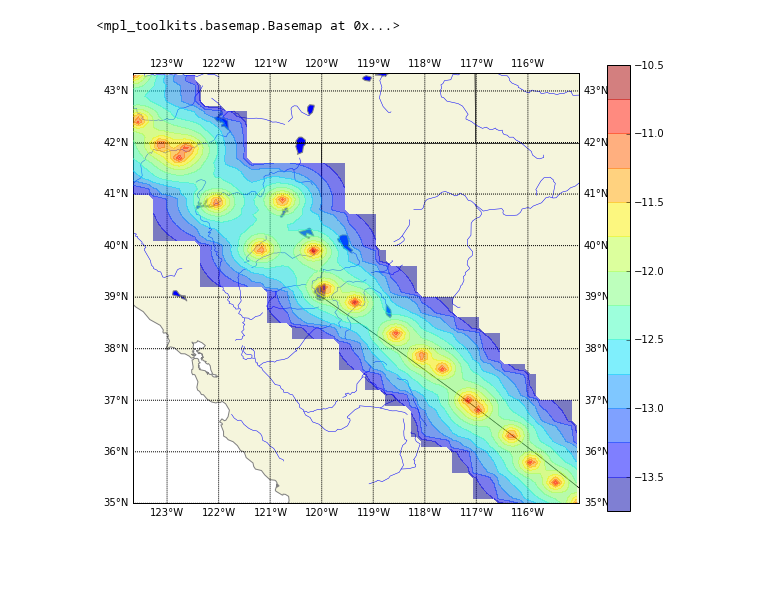
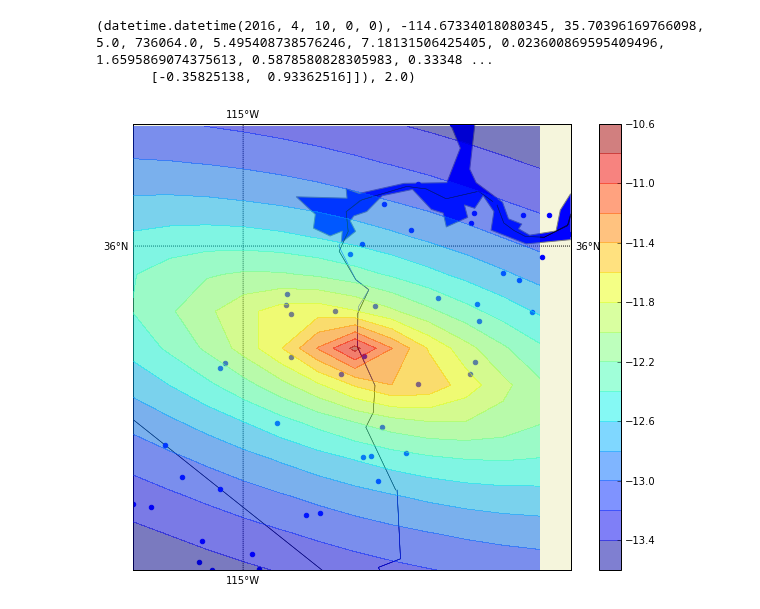
Before and after one commit to markyoder/globalETAS, a Jupyter notebook: globalETAS_unit_tests.ipynb, the cells around one changed output. Saved outputs shown, nothing was run; the diff lists cells and outputs as text; code cells hidden in the pictures; blank space fills up the shorter version.

```diff
--- a/globalETAS_unit_tests.ipynb
+++ b/globalETAS_unit_tests.ipynb
@@ -66,16 +67,37 @@ class orientation_test(object):
     def __init__(self, N_ev=20, theta=3.14/4., m=5., lat0=35., lon0=-115., dt=2.,
                      t0=dtm.datetime(2016,1,1, tzinfo=tzutc)):
         L_r = 10.**(.5*m - 1.76)
+        L = 10.*L_r
+        d_LL = L/111.1
+        #
         R = random.Random()
+        r_factor=.2
+        km2_ll = 1./111.
         #
-        d_lat = .1*L_r*math.sin(theta)
-        d_lon = .1*L_r*math.cos(theta)/math.cos(lat0)
+        #d_lat = km2_ll*L*math.sin(theta)/N_ev
+        #d_lon = km2_ll*L*math.cos(theta)/(N_ev*math.cos(lat0))
         dt = dtm.timedelta(days=dt)
+        LLs = numpy.array([[R.random()*L/(111.*math.cos(lat0)), R.random()*.2*L_r] for j in range(N_ev)])
+        M_r = numpy.array([[math.cos(theta), -math.cos(theta)], [math.sin(theta), math.cos(theta)]])
+        LLs = numpy.dot(LLs, M_r)
+        for j,rw in enumerate(LLs):
+            LLs[j][0]+=lon0
+            LLs[j][1]+=lat0
+        #
+        # put some earthquakes on a line, then rotate them:
+        #lons_lats = [[R.random()*L]]
+        #plt.figure()
+        #plt.plot(*zip(*LLs), marker='.', ls='')
 
         #
         cat = []
-        for j in range(N_ev):
-            cat += [[t0+dt*j, lon0+j*d_lon*(1.0+R.random()/5.), lat0+j*d_lat*(1.0+R.random()/5.), m, mpd.date2num(t0+dt*j) ]]
+        #for j in range(N_ev):
+        #    cat += [[t0+dt*j, lon0+j*d_lon*(1.0+R.random()*r_factor), lat0+j*d_lat*(1.0+R.random()*r_factor), m-3., mpd.date2num(t0+dt*j) ]]
+        for j, (lon,lat) in enumerate(LLs):
+            cat += [[t0+dt*j, lon, lat, m-3., mpd.date2num(t0+dt*j) ]]
+        #
+        cat += [[cat[-1][0]+dt, numpy.mean([rw[1] for rw in cat]), numpy.mean([rw[2] for rw in cat]), m,
+                mpd.date2num(cat[-1][0]+dt) ]]
         #
         cat = numpy.core.records.fromarrays(zip(*cat), dtype = [('event_date', 'datetime64[us]'),
                                                                 ('lon', '>f8'), ('lat', '>f8'), ('mag', '>f8'),
@@ -84,16 +106,17 @@ class orientation_test(object):
         cat = gep.make_ETAS_catalog_mpp(cat)
         #
         #etas = gep.ETAS_mpp(catalog=cat, lons=sorted(cat['lon'])[0::len(cat)-1],  lats=sorted(cat['lat'])[0::len(cat)-1]),
-        etas = gep.ETAS_mpp(catalog=cat, etas_fit_factor=2.0)
+        etas = gep.ETAS_mpp(catalog=cat, etas_fit_factor=2.0, )
 
         #
         plt.figure(figsize=(8,6))
         plt.clf()
         plt.plot(cat['lon'], cat['lat'], marker='o', ls='')
+        plt.plot(cat['lon'][-1], cat['lat'][-1], marker='*', color='r', ls='', ms=16)
         #plt.plot(cat2['lon'], cat2['lat']+.25, marker='o', ls='', color='r')
         #
         #return etas
         self.__dict__.update(locals())
 # %%
-etas = orientation_test()
+etas = orientation_test(N_ev=50)
 # %% [output]
@@ -120,7 +143,15 @@ ETAS complete.
+# %%
+etas.cat[-1]
+# %% [output]
+(datetime.datetime(2016, 4, 10, 0, 0), -114.67334018080345, 35.70396169766098, 5.0, 736064.0, 5.495408738576246, 7.18131506425405, 0.023600869595409496, 1.6595869074375613, 0.5878580828305983, 0.33348 ...
+       [-0.35825138,  0.93362516]]), 2.0)
 # %%
 plt.figure(figsize=(10,8))
 ax=plt.gca()
 etas.etas.make_etas_contour_map(ax=ax)
+for ev in etas.etas.catalog:
+    #x,y = etas.etas.cm(ev['lon'], ev['lat'])
+    x,y = ev['lon'], ev['lat']
+    etas.etas.cm.scatter(x,y, marker='o', edgecolors='b')
 # %% [output]
-<mpl_toolkits.basemap.Basemap at 0x...>
-[figure, old version]
+[figure, new version]
```
Also changed, not shown: parts of 5 cells of this notebook, 1 other file.
